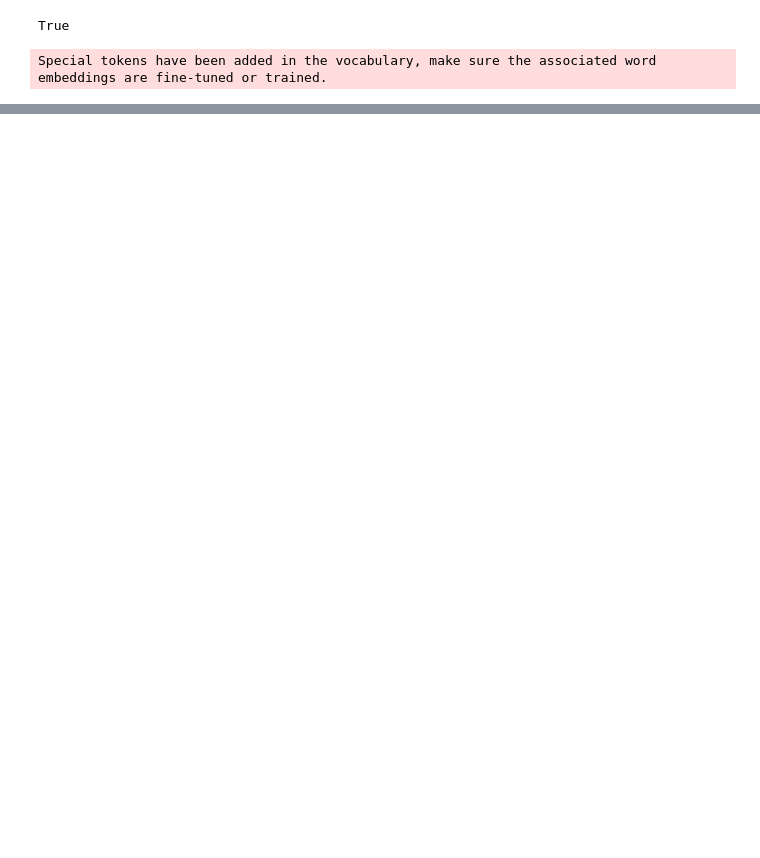
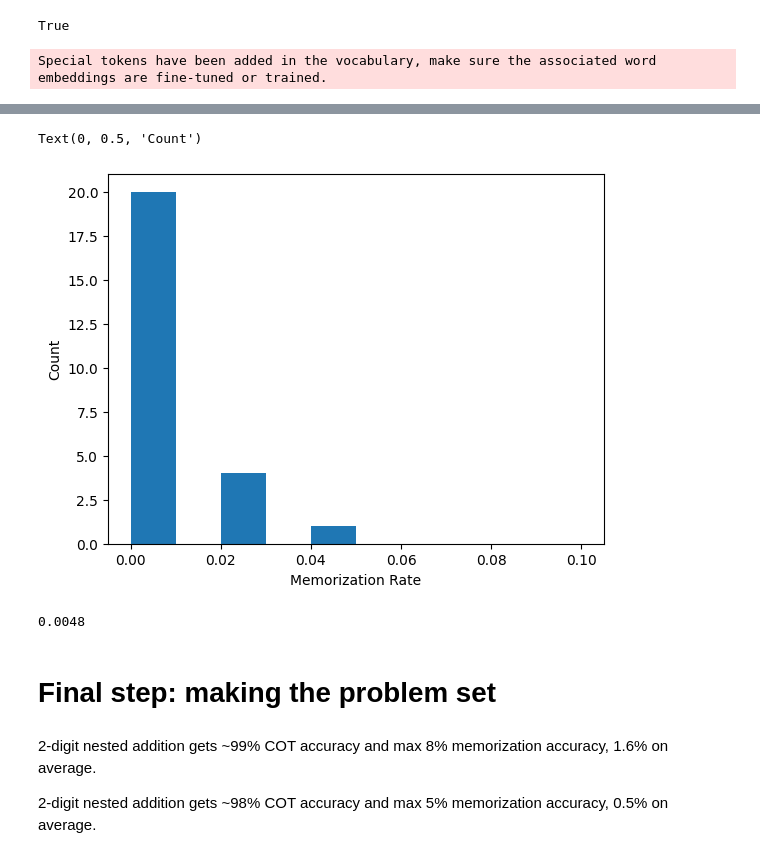
Before and after one commit to jlucassen/stego-snowball, a Jupyter notebook: problem_sets.ipynb, the cells around one changed output, grey strips where cells are left out. Drawn from its saved outputs; the diff is of its cells as text; code cells hidden in the pictures; blank space fills up the shorter version.

```diff
--- a/problem_sets.ipynb
+++ b/problem_sets.ipynb
@@ -318,0 +485,16 @@ sum(x.isnumeric() for x in r[-1][1]['solution'])
+# %%
+# double-checking in case some other prompt combo has better memorization on 3-digit
+check_results_3 = []
+n_samples_check = 50
+for i, task_prompt in enumerate(task_prompts):
+    for k, fp_prompt in enumerate(fp_prompts):
+        check_results_3.append([i,j,k])
+        cot, fp = do_full_test(3,
+            ('+', (('+', (None, None)), ('+', (None, None)))),
+            task_prompt,
+            cot_prompts[2],
+            fp_prompt,
+            n_samples_check)
+        check_results_3[-1].append(sum(correct_rate(fp)['correct'])/n_samples_check)
+        check_results_3[-1].append(sum([x.isnumeric() for x in fp['solution']]))
+check_results_3 = pd.DataFrame(check_results_3, columns=['task', 'cot', 'fp', 'fp_correct', 'fp_numeric'])
@@ -319 +519,18 @@ sum(x.isnumeric() for x in r[-1][1]['solution'])
+# %%
+plt.hist(check_results_3.groupby(['task', 'cot', 'fp'])['fp_correct'].mean(), bins=np.arange(0, 0.11, 0.01)) # how's the memorization performance?
+plt.xlabel('Memorization Rate')
+plt.ylabel('Count')
+# %% [output]
+Text(0, 0.5, 'Count')
+[figure, added]
+# %%
+check_results_3['fp_correct'].mean()
+# %% [output]
+0.0048
+# %% [markdown]
+# Final step: making the problem set
+# %% [markdown]
+2-digit nested addition gets ~99% COT accuracy and max 8% memorization accuracy, 1.6% on average.
+
+2-digit nested addition gets ~98% COT accuracy and max 5% memorization accuracy, 0.5% on average.
 # %%
```
Also changed, not shown: parts of 26 cells of this notebook, 2 other files.
